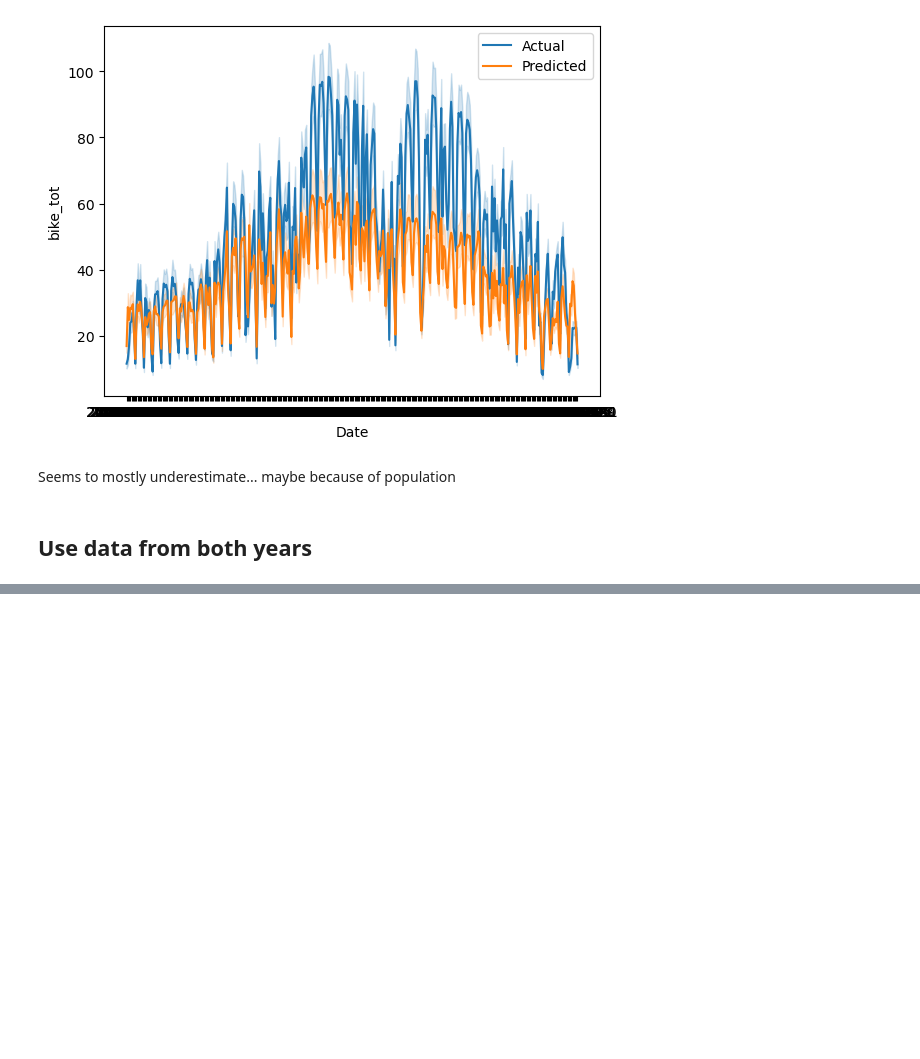
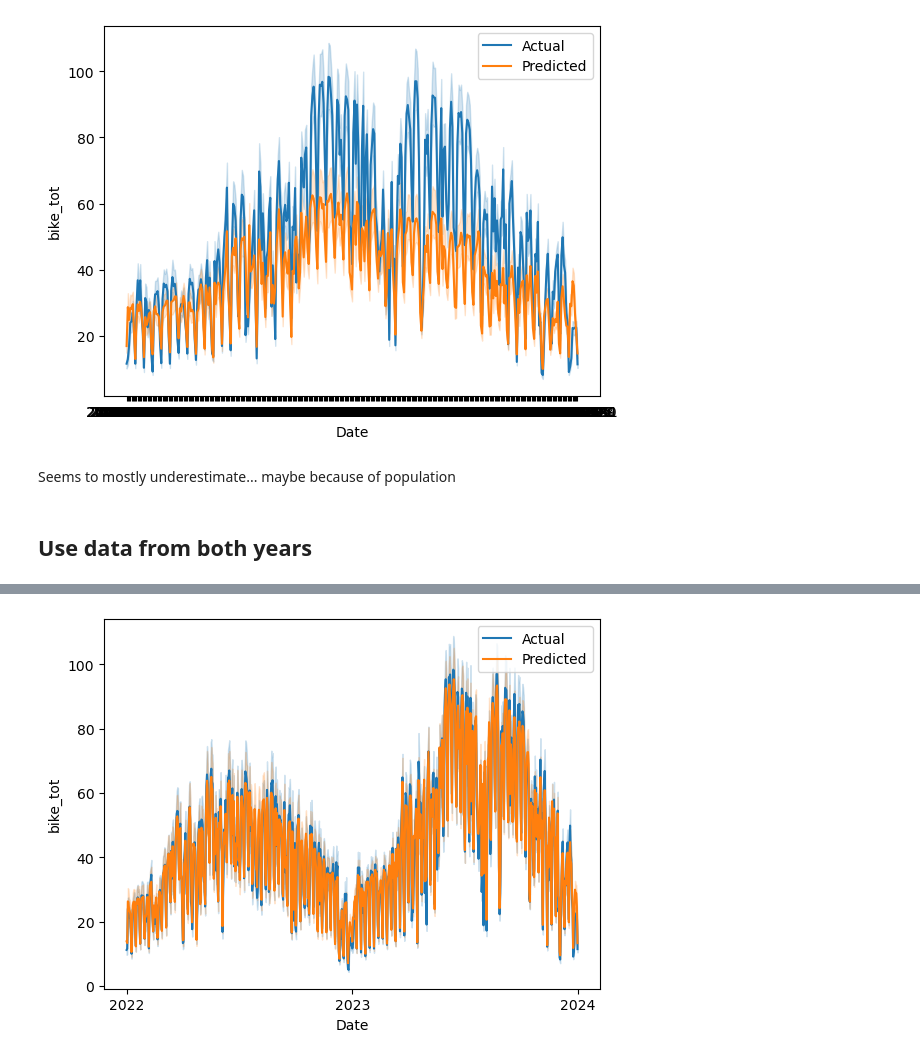
Before and after one commit to Phipsi/esc403, a Jupyter notebook: src/RF/random_forest.ipynb, the cells around one changed output, grey strips where cells are left out. Cells and saved outputs as stored; diff of their text form; code cells hidden in the pictures; blank space fills up the shorter version.

```diff
--- a/src/RF/random_forest.ipynb
+++ b/src/RF/random_forest.ipynb
@@ -313,0 +354,8 @@ Seems to mostly underestimate... maybe because of population
+# %%
+# Plot the predictions vs actual values with axis ticks only for the Years
+sns.lineplot(x=pd.to_datetime(dd['Date']), y=y_bike, label='Actual')
+sns.lineplot(x=pd.to_datetime(dd['Date']), y=RF_bike.predict(X), label='Predicted')
+plt.gca().xaxis.set_major_locator(mdates.YearLocator())
+plt.gca().xaxis.set_major_formatter(mdates.DateFormatter('%Y'))
+# %% [output]
+[figure, added]
```
Also changed, not shown: parts of 5 cells of this notebook.
